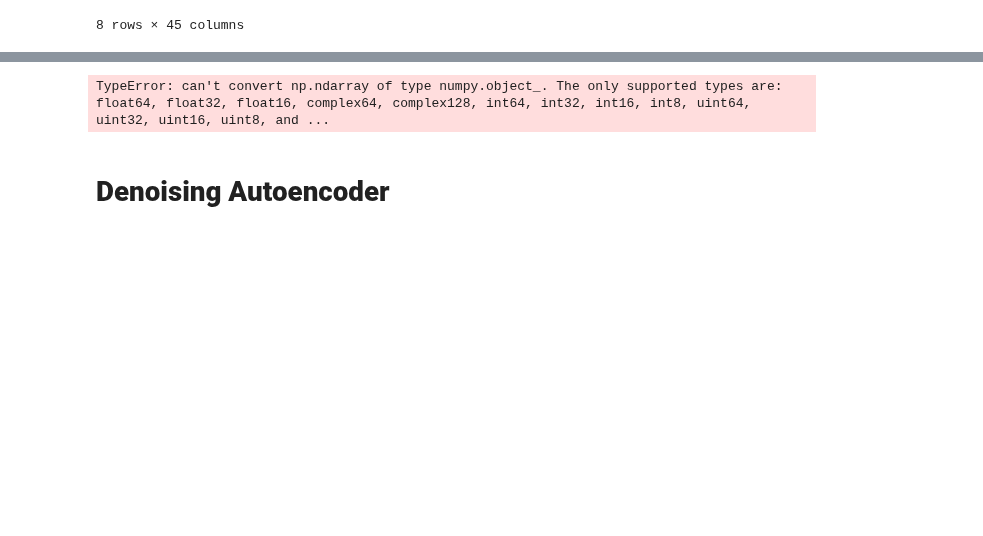
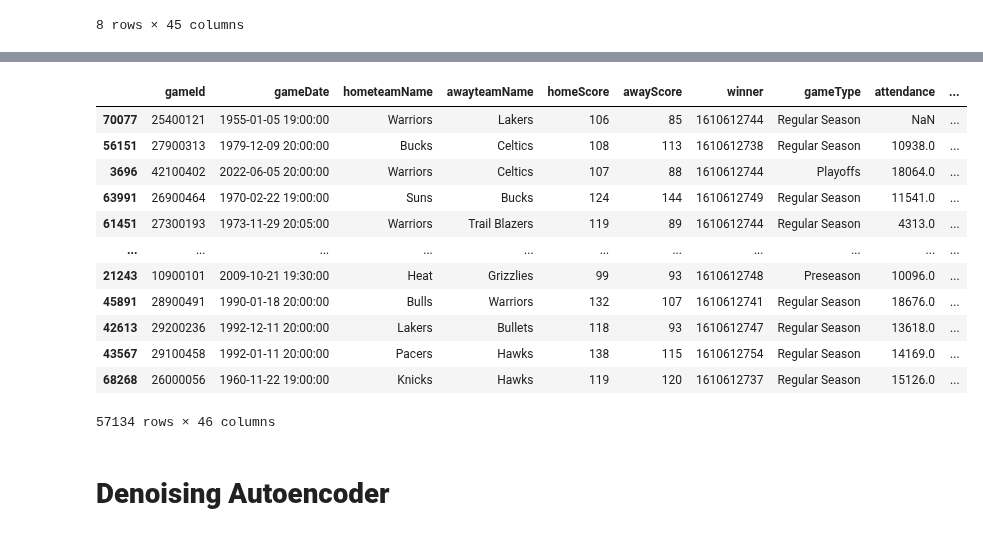
Before and after one commit to pshukl21/CollabProject, a Jupyter notebook: nbaModel.ipynb, the cells around one changed output, grey strips where cells are left out. Drawn from its saved outputs; the diff is of its cells as text; code cells hidden in the pictures; blank space fills up the shorter version.

```diff
--- a/nbaModel.ipynb
+++ b/nbaModel.ipynb
@@ -296,0 +335,5 @@ Remaining columns:
+# %%
+# removing the largely missing rows
+
+df_games = df_games.iloc[0:50581]
+df_games.sample(7)
@@ -333,9 +407,27 @@ memory usage: 27.2+ MB
+# %%
+
+# dropping the mostly missing game label columns. could add these back in if need be later
+df_games.drop(columns=['gameLabel','gameSubLabel','seriesGameNumber'],inplace=True)
 # %%
+# not accounting for broad year to year dependencies
 ncol = df_games.shape[1]
-y = df_games['homeScore']
-X = df_games.drop(columns=['homeScore'])
+y = df_games['win_home']
+X = df_games.drop(columns=['win_home'])
 X_train, X_test, y_train, y_test = train_test_split(X, y, test_size=0.2, random_state=0)
+X_train
 # %% [output]
+|  | gameId | gameDate | hometeamName | awayteamName | homeScore | awayScore | winner | gameType | attendance | ... |
+| 70077 | 25400121 | 1955-01-05 19:00:00 | Warriors | Lakers | 106 | 85 | 1610612744 | Regular Season | NaN | ... |
+| 56151 | 27900313 | 1979-12-09 20:00:00 | Bucks | Celtics | 108 | 113 | 1610612738 | Regular Season | 10938.0 | ... |
+| 3696 | 42100402 | 2022-06-05 20:00:00 | Warriors | Celtics | 107 | 88 | 1610612744 | Playoffs | 18064.0 | ... |
+| 63991 | 26900464 | 1970-02-22 19:00:00 | Suns | Bucks | 124 | 144 | 1610612749 | Regular Season | 11541.0 | ... |
+| 61451 | 27300193 | 1973-11-29 20:05:00 | Warriors | Trail Blazers | 119 | 89 | 1610612744 | Regular Season | 4313.0 | ... |
+| ... | ... | ... | ... | ... | ... | ... | ... | ... | ... | ... |
+| 21243 | 10900101 | 2009-10-21 19:30:00 | Heat | Grizzlies | 99 | 93 | 1610612748 | Preseason | 10096.0 | ... |
+| 45891 | 28900491 | 1990-01-18 20:00:00 | Bulls | Warriors | 132 | 107 | 1610612741 | Regular Season | 18676.0 | ... |
+| 42613 | 29200236 | 1992-12-11 20:00:00 | Lakers | Bullets | 118 | 93 | 1610612747 | Regular Season | 13618.0 | ... |
+| 43567 | 29100458 | 1992-01-11 20:00:00 | Pacers | Hawks | 138 | 115 | 1610612754 | Regular Season | 14169.0 | ... |
+| 68268 | 26000056 | 1960-11-22 19:00:00 | Knicks | Hawks | 119 | 120 | 1610612737 | Regular Season | 15126.0 | ... |
-TypeError: can't convert np.ndarray of type numpy.object_. The only supported types are: float64, float32, float16, complex64, complex128, int64, int32, int16, int8, uint64, uint32, uint16, uint8, and ...
+57134 rows × 46 columns
 # %% [markdown]
 # __Denoising Autoencoder__
```
Also changed, not shown: parts of 23 cells of this notebook.
